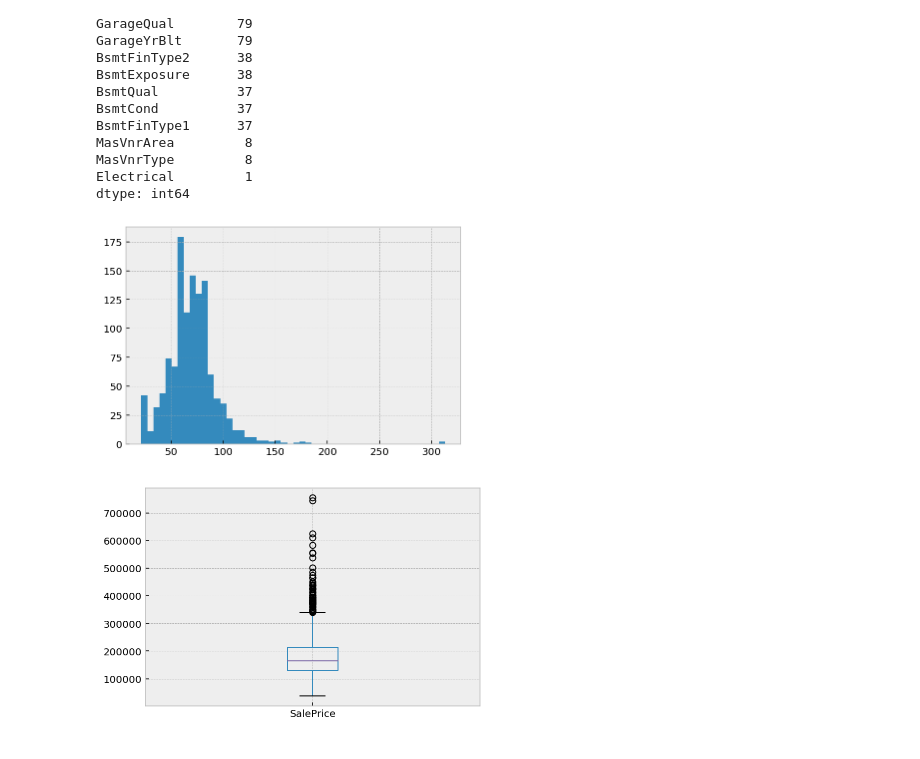
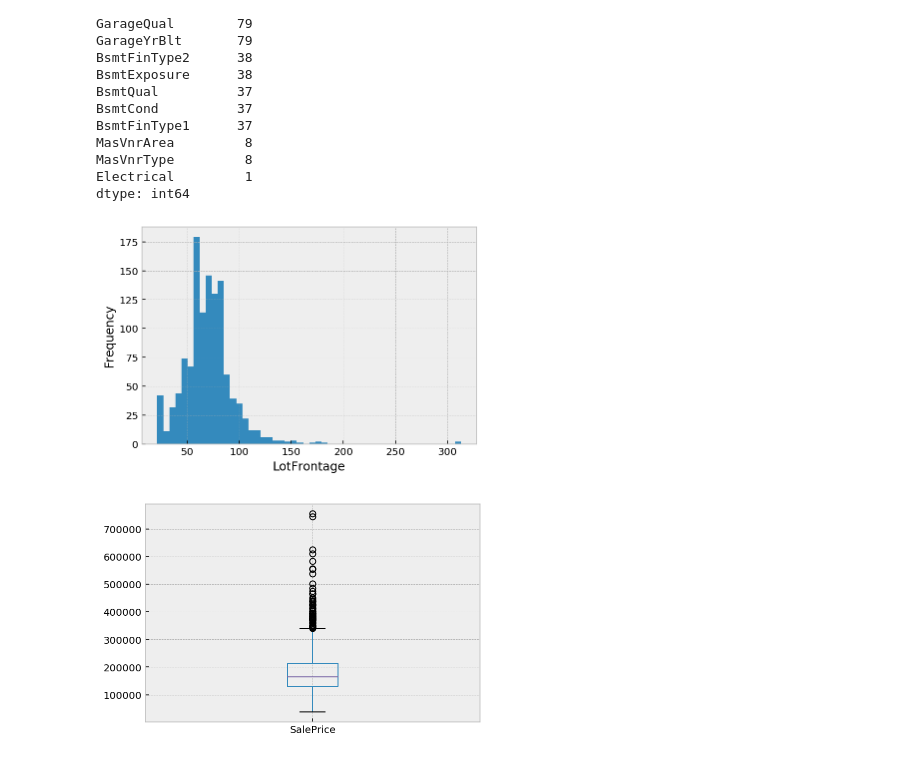
Before and after one commit to ppeyliang/ML-Ames-housing, a Jupyter notebook: project-03-starter.ipynb, the cells around one changed output. Cells and saved outputs as stored; diff of their text form; code cells hidden in the pictures.

```diff
--- a/project-03-starter.ipynb
+++ b/project-03-starter.ipynb
@@ -161,9 +161,11 @@ house.drop(house[house['Electrical'].isnull()].index, inplace=True)
 # %%
 # Check the distribution for continuous data.
 house['LotFrontage'].hist(bins=50)
+plt.xlabel('LotFrontage')
+plt.ylabel('Frequency')
 plt.show()
 # %% [output]
-[figure, old version]
+[figure, new version]
 # %%
 # Fillna for numerical columns.
 house['LotFrontage'].fillna(house['LotFrontage'].median(), inplace=True)
```
Also changed, not shown: parts of 38 cells of this notebook.
